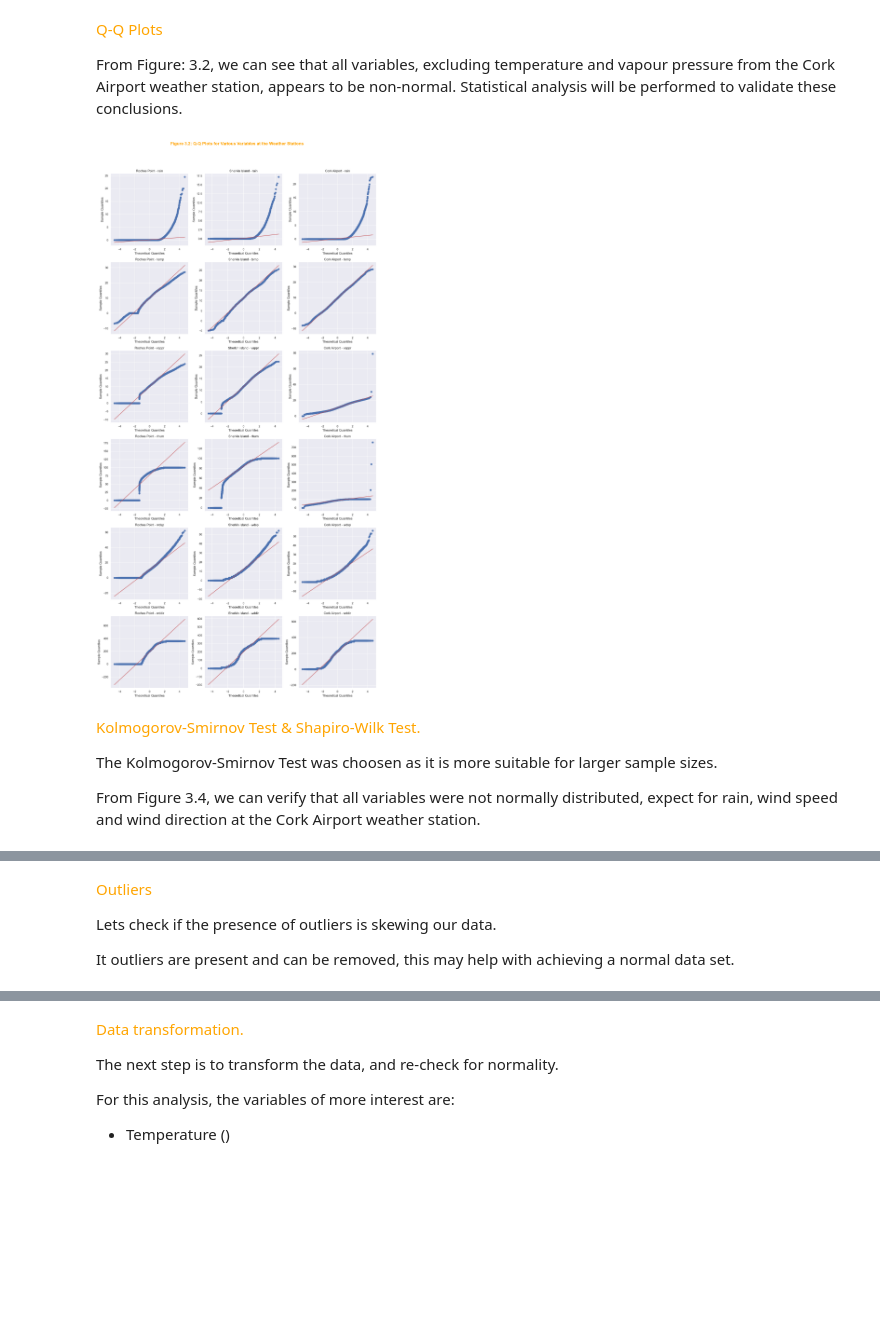
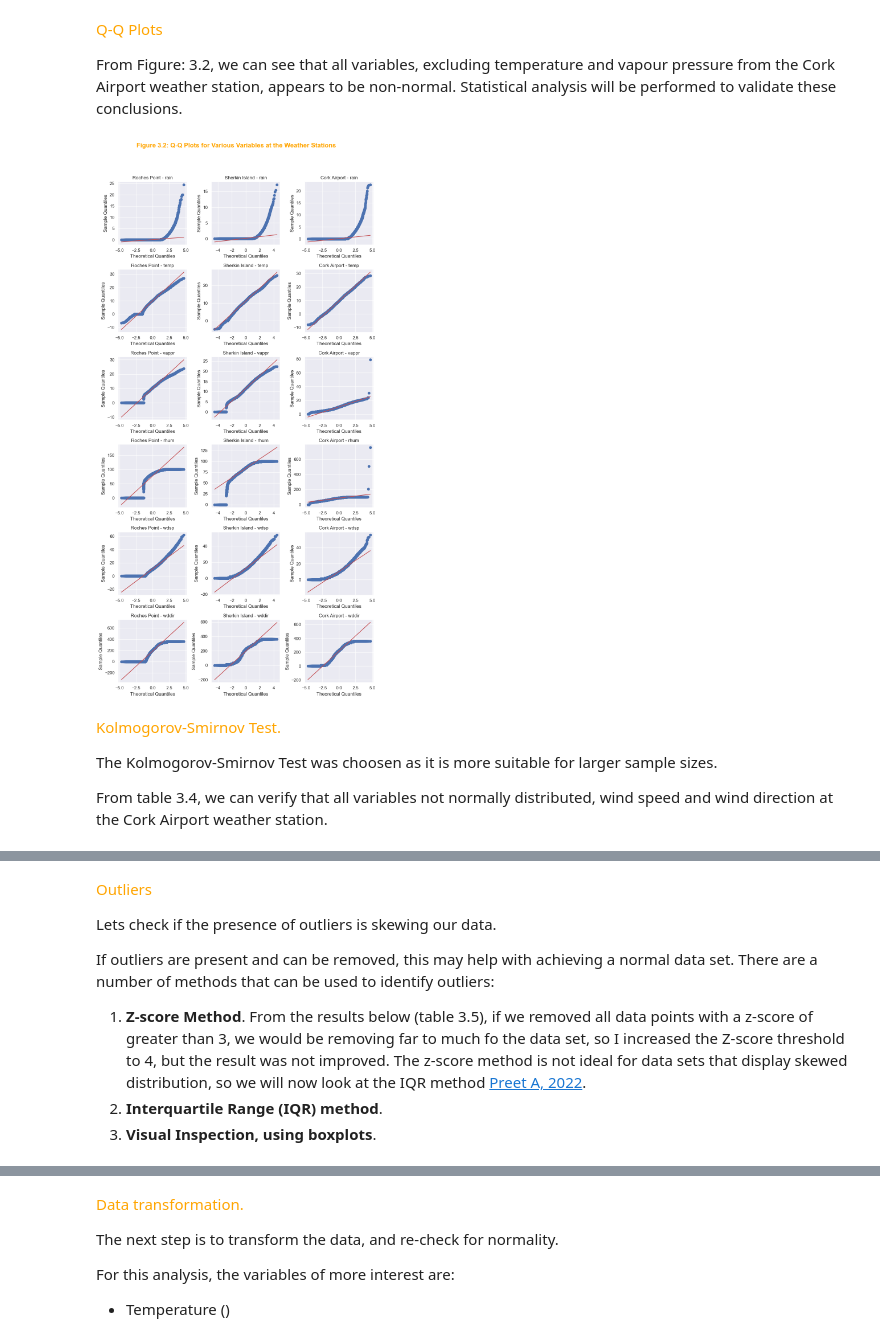
Before and after one commit to Laura6826/PFDA-project, a Jupyter notebook: wind_project.ipynb, the cells around one changed output, grey strips where cells are left out. Saved outputs shown, nothing was run; the diff lists cells and outputs as text; code cells hidden in the pictures; blank space fills up the shorter version.

Commit message:
Testing for normality

```diff
--- a/wind_project.ipynb
+++ b/wind_project.ipynb
@@ -314,0 +332,34 @@ plt.show()
+# %%
+import pandas as pd
+import numpy as np
+import seaborn as sns
+import matplotlib.pyplot as plt
+from scipy.stats import norm
+
+# Combine the DataFrames into one with an additional column for the station name
+dfrp['station'] = 'Roches Point'
+dfs['station'] = 'Sherkin Island'
+dfca['station'] = 'Cork Airport'
+combined_df = pd.concat([dfrp, dfs, dfca])
+
+# Melt the DataFrame to long format for FacetGrid
+melted_df = combined_df.melt(id_vars=['station'], value_vars=['rain', 'temp', 'vappr', 'rhum', 'wdsp', 'wddir'])
+
+# Create the FacetGrid
+g = sns.FacetGrid(melted_df, col='variable', row='station', margin_titles=True, sharex=False, sharey=False)
+
+# Map the histogram with Gaussian curve
+def plot_histogram_with_gaussian(data, **kwargs):
+    ax = plt.gca()
+    sns.histplot(data, kde=False, stat="density", **kwargs)
+    mean = np.mean(data)
+    std = np.std(data)
+    x = np.linspace(mean - 3*std, mean + 3*std, 100)
+    ax.plot(x, norm.pdf(x, mean, std), color='red')
+
+g.map(plot_histogram_with_gaussian, 'value')
+
+g.figure.suptitle('Figure 3.1: Histograms with gaussian curves for each variable at the 3 weather station', fontsize=16, fontweight='bold', color= 'orange')
+plt.tight_layout(rect=[0, 0.03, 1, 0.95])
+plt.savefig('images/histograms_with_gaussian.png')
+plt.show()
@@ -319,37 +372,37 @@ From Figure: 3.2, we can see that all variables, excluding temperature and vapou
 # %%
 # Generating Q-Q Plots for the variables from the weather stations, to assess normality.
 # Set the theme for the plots
 sns.set_theme(style="darkgrid")
 
 # Create subplots
-fig, axs = plt.subplots(6, 3, figsize=(15, 30))
+fig, axs = plt.subplots(6, 3, figsize=(10, 20))
 
 # List of variables
 variables = ['rain', 'temp', 'vappr', 'rhum', 'wdsp', 'wddir']
 dataframes = {'Roches Point': dfrp, 'Sherkin Island': dfs, 'Cork Airport': dfca}
 
 # Plot Q-Q plots for each variable in each DataFrame
 for i, var in enumerate(variables):
     for j, (name, df) in enumerate(dataframes.items()):
         stats.probplot(df[var], dist="norm", plot=axs[i, j])
         axs[i, j].set_title(f'{name} - {var}')
         axs[i, j].set_xlabel('Theoretical Quantiles')
         axs[i, j].set_ylabel('Sample Quantiles')
 
 # Add an overall title to the figure
 fig.suptitle('Figure 3.2: Q-Q Plots for Various Variables at the Weather Stations', fontsize=16, fontweight='bold', color= 'orange')
 
 # Show the plot
 plt.tight_layout(rect=[0, 0, 1, 0.95])
 plt.show()
 # %% [output]
-[figure, old version]
+[figure, new version]
 # %% [markdown]
-<span style="color:orange"> Kolmogorov-Smirnov Test & Shapiro-Wilk Test.<span>
+<span style="color:orange"> Kolmogorov-Smirnov Test.<span>
 
 The Kolmogorov-Smirnov Test was choosen as it is more suitable for larger sample sizes.
 
-From Figure 3.4, we can verify that all variables were not normally distributed, expect for rain, wind speed and wind direction at the Cork Airport weather station.
+From table 3.4, we can verify that all variables not normally distributed, wind speed and wind direction at the Cork Airport weather station.
 # %%
 # Perform Kolmogorov-Smirnov test and return results
 def ks_test(df, column, alpha=0.05):
@@ -402,10 +455,14 @@ Cork Airport   rain    0.425835   0.000000e+00  Not Normal
                rhum    0.115899   0.000000e+00  Not Normal
                wdsp    0.100417   0.000000e+00  Not Normal
                wddir   0.074872   0.000000e+00  Not Normal
-# %% [markdown]
-<span style="color:orange"> Outliers<span>
-
-Lets check if the presence of outliers is skewing our data.
-
-It outliers are present and can be removed, this may help with achieving a normal data set.
+# %% [markdown]
+<span style="color:orange"> Outliers<span>
+
+Lets check if the presence of outliers is skewing our data.
+
+If outliers are present and can be removed, this may help with achieving a normal data set. There are a number of methods that can be used to identify outliers:
+
+1. **Z-score Method**. From the results below (table 3.5), if we removed all data points with a z-score of greater than 3, we would be removing far to much fo the data set, so I increased the Z-score threshold to 4, but the result was not improved. The z-score method is not ideal for data sets that display skewed distribution, so we will now look at the IQR method [Preet A, 2022](https://www.analyticsvidhya.com/blog/2022/08/dealing-with-outliers-using-the-z-score-method/).
+1. **Interquartile Range (IQR) method**.
+1. **Visual Inspection, using boxplots**.
 # %%
```
Also changed, not shown: parts of 15 cells of this notebook, 4 other files.
